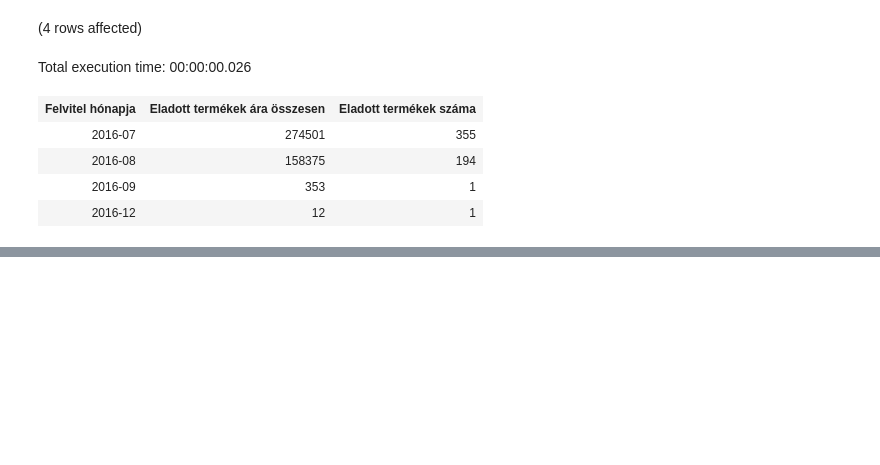
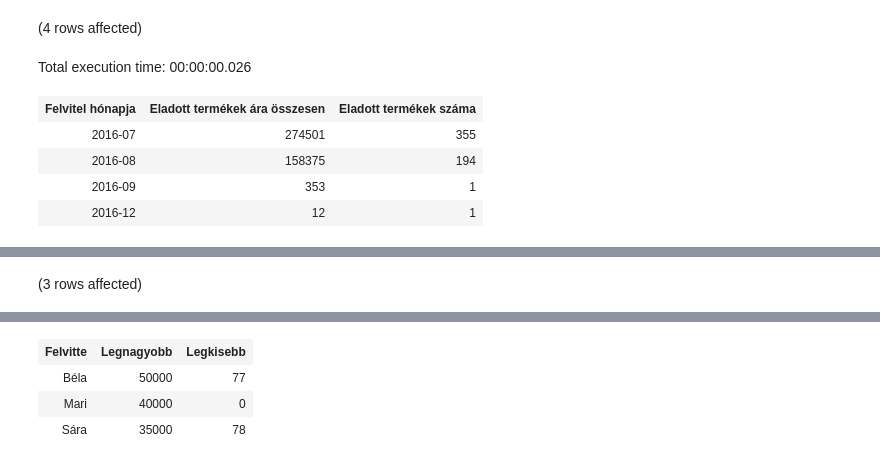
Before and after one commit to gergyemartin/adatbazis_gyak1, a Jupyter notebook: hazi_feladat.ipynb, the cells around one changed output, grey strips where cells are left out. Saved outputs shown, nothing was run; the diff lists cells and outputs as text; code cells hidden in the pictures; blank space fills up the shorter version.

```diff
--- a/hazi_feladat.ipynb
+++ b/hazi_feladat.ipynb
@@ -116,0 +113,9 @@ Total execution time: 00:00:00
+# %%
+--A LEGNAGYOBB ÉS LEGKISEBB KÉSZLETMENNYISÉG, AMIT FELVITTEK
+SELECT FELVITTE AS 'Felvitte',
+       MAX(KESZLET) AS 'Legnagyobb',
+       MIN(KESZLET) AS 'Legkisebb'
+FROM Termek
+GROUP BY FELVITTE
+# %% [output]
+(3 rows affected)
@@ -116,0 +123,4 @@ Total execution time: 00:00:00
+| Felvitte | Legnagyobb | Legkisebb |
+| Béla | 50000 | 77 |
+| Mari | 40000 | 0 |
+| Sára | 35000 | 78 |
```
Also changed, not shown: parts of 8 cells of this notebook.
